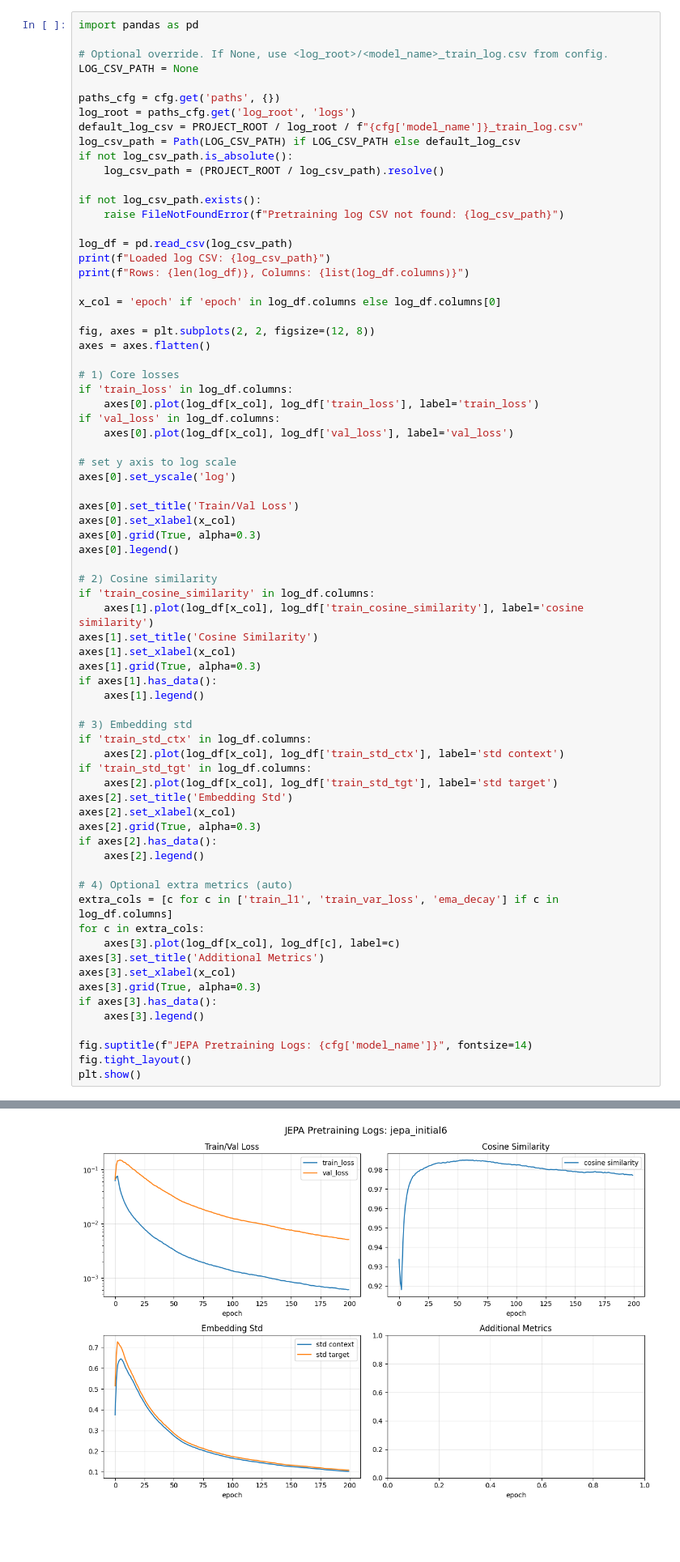
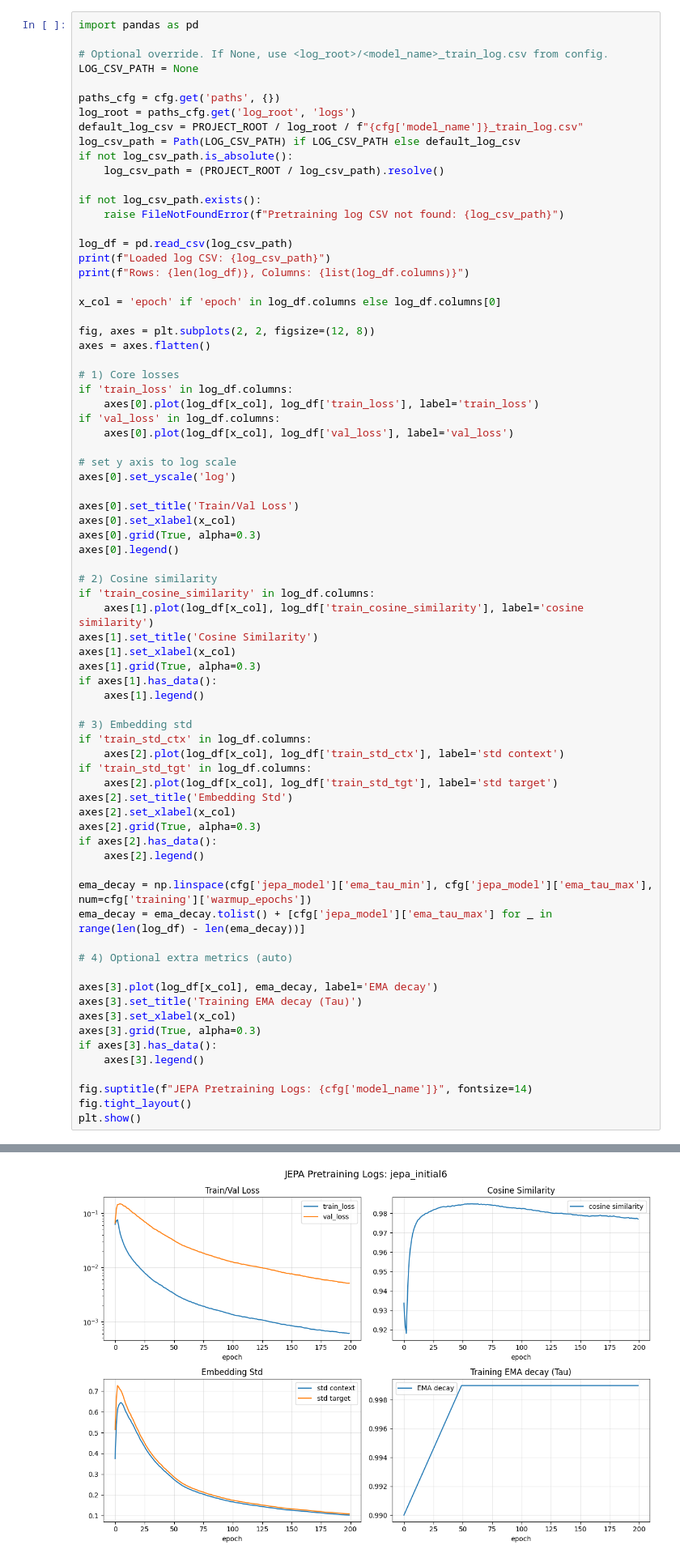
Before and after one commit to Olba147/DrlPpoTransformer, a Jupyter notebook: notebooks/jepa_embedding_analysis2.ipynb, the cells around one changed output, grey strips where cells are left out. Shown at 81% size. Drawn from its saved outputs; the diff is of its cells as text; blank space fills up the shorter version.

```diff
--- a/notebooks/jepa_embedding_analysis2.ipynb
+++ b/notebooks/jepa_embedding_analysis2.ipynb
@@ -107,38 +107,40 @@ if 'train_cosine_similarity' in log_df.columns:
     axes[1].plot(log_df[x_col], log_df['train_cosine_similarity'], label='cosine similarity')
 axes[1].set_title('Cosine Similarity')
 axes[1].set_xlabel(x_col)
 axes[1].grid(True, alpha=0.3)
 if axes[1].has_data():
     axes[1].legend()
 
 # 3) Embedding std
 if 'train_std_ctx' in log_df.columns:
     axes[2].plot(log_df[x_col], log_df['train_std_ctx'], label='std context')
 if 'train_std_tgt' in log_df.columns:
     axes[2].plot(log_df[x_col], log_df['train_std_tgt'], label='std target')
 axes[2].set_title('Embedding Std')
 axes[2].set_xlabel(x_col)
 axes[2].grid(True, alpha=0.3)
 if axes[2].has_data():
     axes[2].legend()
 
+ema_decay = np.linspace(cfg['jepa_model']['ema_tau_min'], cfg['jepa_model']['ema_tau_max'], num=cfg['training']['warmup_epochs'])
+ema_decay = ema_decay.tolist() + [cfg['jepa_model']['ema_tau_max'] for _ in range(len(log_df) - len(ema_decay))]
+
 # 4) Optional extra metrics (auto)
-extra_cols = [c for c in ['train_l1', 'train_var_loss', 'ema_decay'] if c in log_df.columns]
-for c in extra_cols:
-    axes[3].plot(log_df[x_col], log_df[c], label=c)
-axes[3].set_title('Additional Metrics')
+
+axes[3].plot(log_df[x_col], ema_decay, label='EMA decay')
+axes[3].set_title('Training EMA decay (Tau)')
 axes[3].set_xlabel(x_col)
 axes[3].grid(True, alpha=0.3)
 if axes[3].has_data():
     axes[3].legend()
 
 fig.suptitle(f"JEPA Pretraining Logs: {cfg['model_name']}", fontsize=14)
 fig.tight_layout()
 plt.show()
 # %% [output]
 Loaded log CSV: C:\python\koulu\Gradu\logs\jepa_initial6_train_log.csv
 Rows: 200, Columns: ['epoch', 'train_loss', 'val_loss', 'train_cosine_similarity', 'train_std_ctx', 'train_std_tgt']
-[figure, old version]
+[figure, new version]
 # %%
 def _resolve_project_path(path_value: str | None) -> str | None:
     if path_value is None:
```
Also changed, not shown: parts of 5 cells of this notebook, 1 other file.
